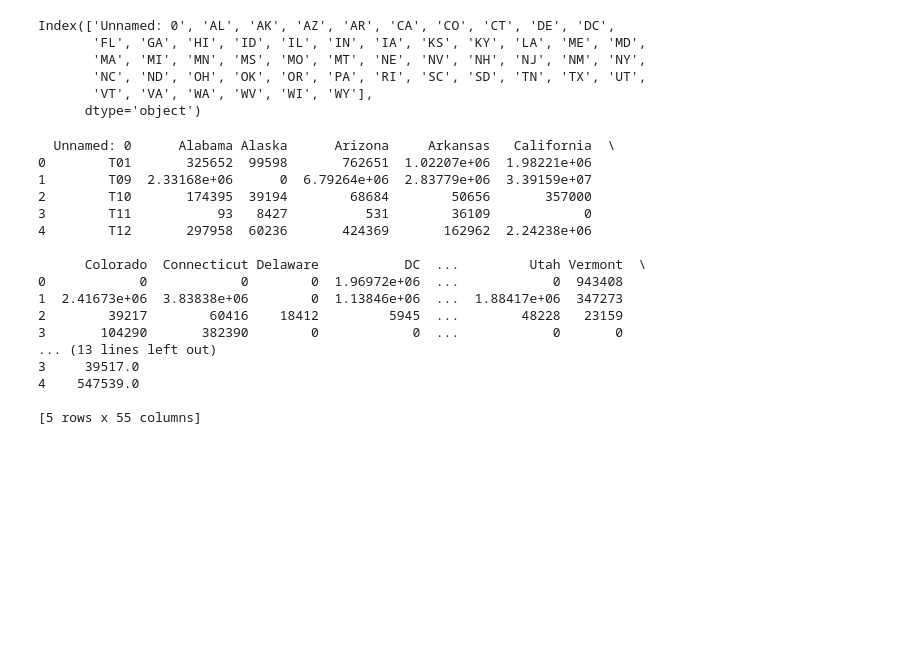
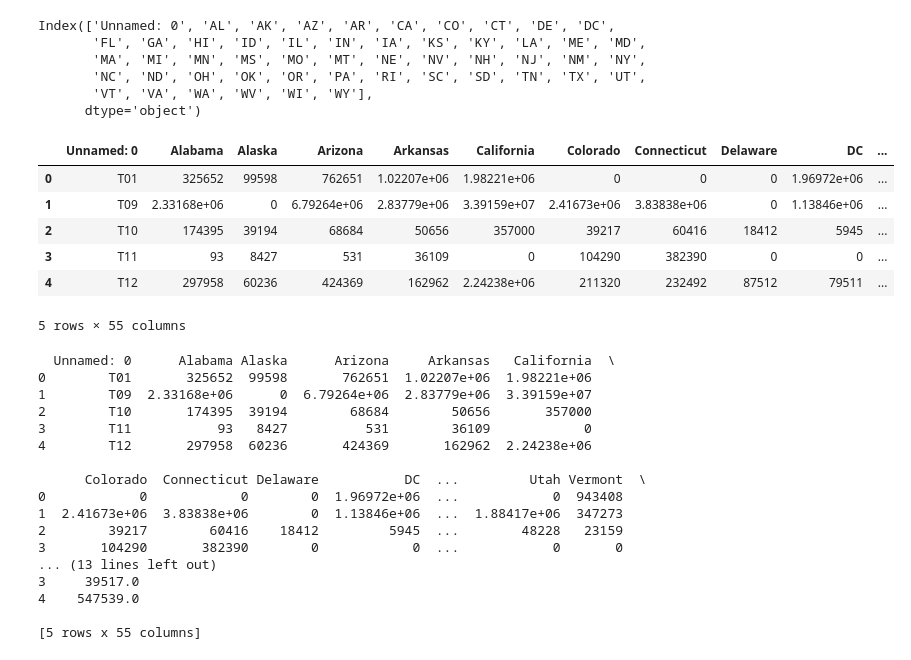
Before and after one commit to shayleelaura/Independent_Capstone, a Jupyter notebook: State Student Spending Case Study.ipynb, the cells around one changed output. Cells and saved outputs as stored; diff of their text form; code cells hidden in the pictures; blank space fills up the shorter version.

```diff
--- a/State Student Spending Case Study.ipynb
+++ b/State Student Spending Case Study.ipynb
@@ -104,6 +104,16 @@ us_state_abbrev = {
     'WY': 'Wyoming',
     'District of Columbia': 'DC',
 }
+# %%
+tax_final.head()
+# %% [output]
+|  | Unnamed: 0 | Alabama | Alaska | Arizona | Arkansas | California | Colorado | Connecticut | Delaware | DC | ... |
+| 0 | T01 | 325652 | 99598 | 762651 | 1.02207e+06 | 1.98221e+06 | 0 | 0 | 0 | 1.96972e+06 | ... |
+| 1 | T09 | 2.33168e+06 | 0 | 6.79264e+06 | 2.83779e+06 | 3.39159e+07 | 2.41673e+06 | 3.83838e+06 | 0 | 1.13846e+06 | ... |
+| 2 | T10 | 174395 | 39194 | 68684 | 50656 | 357000 | 39217 | 60416 | 18412 | 5945 | ... |
+| 3 | T11 | 93 | 8427 | 531 | 36109 | 0 | 104290 | 382390 | 0 | 0 | ... |
+| 4 | T12 | 297958 | 60236 | 424369 | 162962 | 2.24238e+06 | 211320 | 232492 | 87512 | 79511 | ... |
+5 rows × 55 columns
 # %%
 TaxList = [Tax13, Tax14, Tax15, Tax16, Tax17, Tax18, Tax19]
 
```
Also changed, not shown: parts of 1 cell of this notebook.
